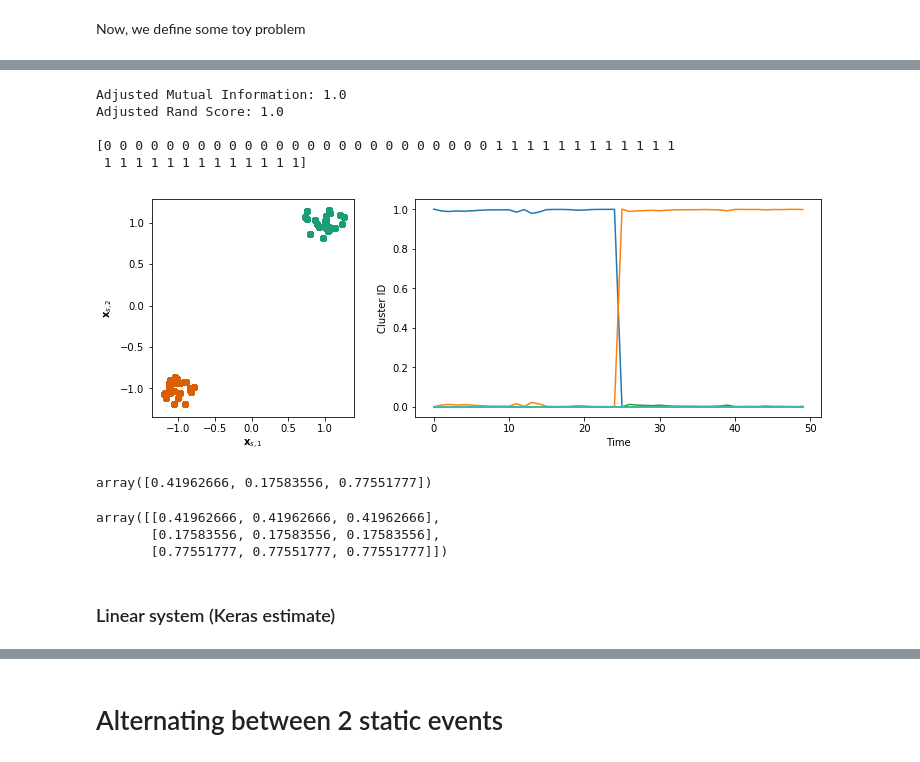
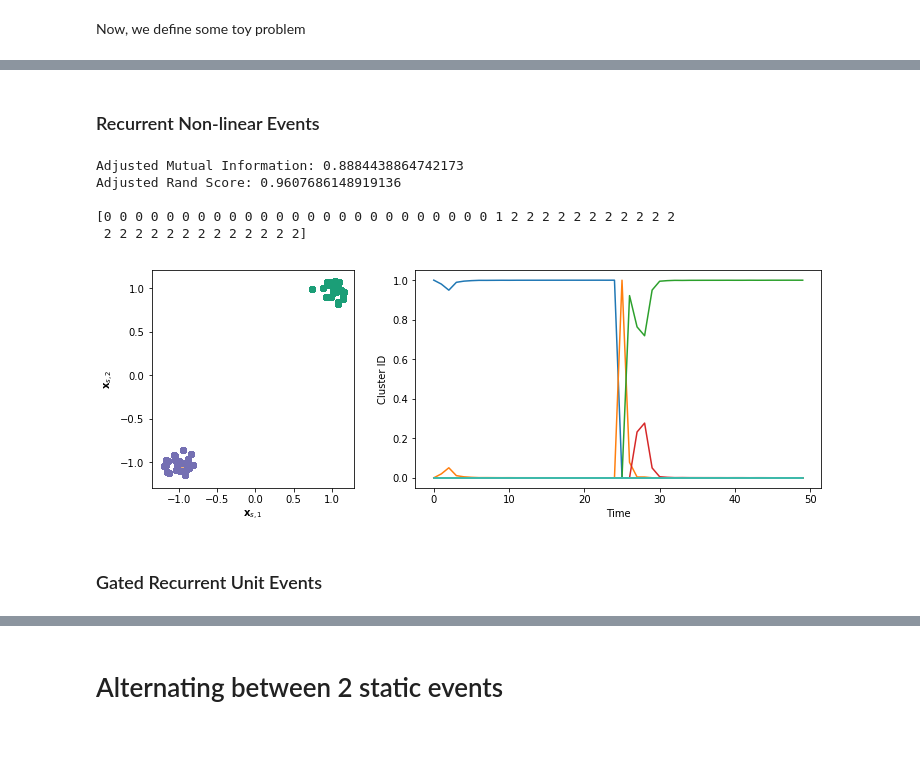
Before and after one commit to nicktfranklin/SEM_paper_simulations, a Jupyter notebook: Demo - Toy Data (Segmentation).ipynb, the cells around one changed output, grey strips where cells are left out. Drawn from its saved outputs; the diff is of its cells as text; code cells hidden in the pictures.

```diff
--- a/Demo - Toy Data (Segmentation).ipynb
+++ b/Demo - Toy Data (Segmentation).ipynb
@@ -63,11 +60,11 @@ plt.plot(x_train[:, 0], x_train[:, 1])
 # %%
 # SEM parameters
-# K = 20  # maximum number of event types
 lmda = 10.0  # stickyness parameter
-alfa = .10  # concentration parameter
-# beta = 0.1 # transition noise
-# eta =  0.1  # learning rate
+alfa = .01  # concentration parameter
 
+# prior over the event varaiance
+var_scale = 0.4
+var_df = 10
 
 # define plotting function
 import seaborn as sns
@@ -97,27 +152,22 @@ def plot_segmentation(post, y):
+# %% [markdown]
+### Recurrent Non-linear Events
 # %%
-sem_kwargs = dict(lmda=lmda, alfa=alfa,
-                  f_class=LinearEvent, f_opts=dict( var_scale0=0.1, var_df0=2))
-sem = SEM(**sem_kwargs)
-post = sem.run(x_train)
+sem_kwargs5 = dict(
+    lmda=lmda, alfa=alfa, f_class=RecurrentEvent,
+    f_opts=dict(t=3, var_scale0=var_scale, var_df0=var_df)
+               )
+
+sem5 = SEM(**sem_kwargs5)
+post = sem5.run(x_train)
+tf.Session().close()
 plot_segmentation(post, y)
 # %% [output]
-Adjusted Mutual Information: 1.0
-Adjusted Rand Score: 1.0
+Adjusted Mutual Information: 0.8884438864742173
+Adjusted Rand Score: 0.9607686148919136
 
-[0 0 0 0 0 0 0 0 0 0 0 0 0 0 0 0 0 0 0 0 0 0 0 0 0 1 1 1 1 1 1 1 1 1 1 1 1
- 1 1 1 1 1 1 1 1 1 1 1 1 1]
+[0 0 0 0 0 0 0 0 0 0 0 0 0 0 0 0 0 0 0 0 0 0 0 0 0 1 2 2 2 2 2 2 2 2 2 2 2
+ 2 2 2 2 2 2 2 2 2 2 2 2 2]
-[figure, old version]
+[figure, new version]
-# %%
-pe = np.random.rand(3)
-pe
-# %% [output]
-array([0.41962666, 0.17583556, 0.77551777])
-# %%
-np.tile(pe.reshape(-1), (3, 1)).T
-# %% [output]
-array([[0.41962666, 0.41962666, 0.41962666],
-       [0.17583556, 0.17583556, 0.17583556],
-       [0.77551777, 0.77551777, 0.77551777]])
-# %% [markdown]
-### Linear system (Keras estimate)
+# %% [markdown]
+### Gated Recurrent Unit Events
 # %%
```
Also changed, not shown: parts of 94 cells of this notebook, 1 other file.
